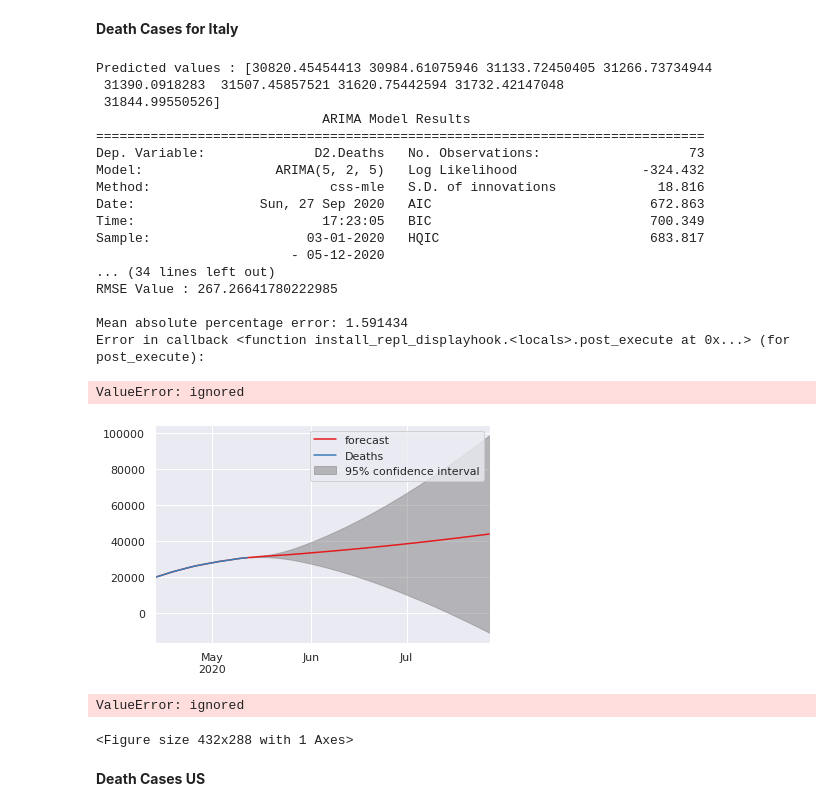
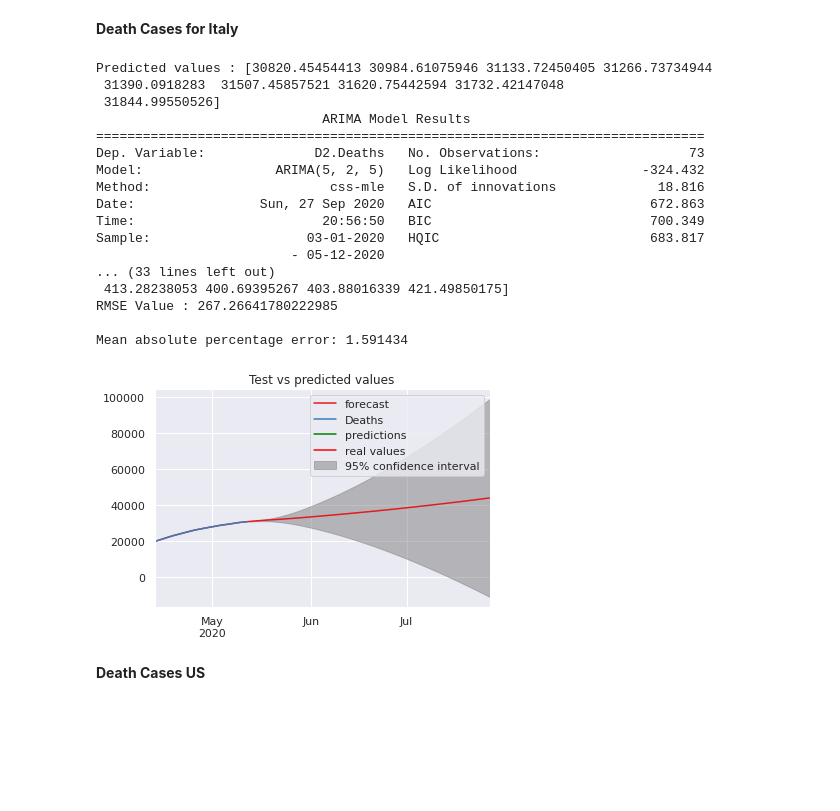
Before and after one commit to upender-sg/COVID19---Forecasting, a Jupyter notebook: Final_Evaluation_Death_ARIMA_Implementation_Top10_countries__1_.ipynb, the cells around one changed output. Drawn from its saved outputs; the diff is of its cells as text; code cells hidden in the pictures; blank space fills up the shorter version.

```diff
--- a/Final_Evaluation_Death_ARIMA_Implementation_Top10_countries__1_.ipynb
+++ b/Final_Evaluation_Death_ARIMA_Implementation_Top10_countries__1_.ipynb
@@ -194,7 +194,7 @@ def arima(CDR,test):
     prediction=result.forecast(steps=len(test))[0]
 
     #Plotting results
-    f,ax=plt.subplots()
+    #f,ax=plt.subplots()
     plt.plot(prediction,c='green', label= 'predictions')
     plt.plot(test, c='red',label='real values')
     plt.legend()
@@ -281,7 +278,7 @@ def arima(CDR,test):
     prediction=result.forecast(steps=len(test))[0]
 
     #Plotting results
-    f,ax=plt.subplots()
+    #f,ax=plt.subplots()
     plt.plot(prediction,c='green', label= 'predictions')
     plt.plot(test, c='red',label='real values')
     plt.legend()
@@ -292,40 +289,37 @@ def arima(CDR,test):
     #Printing the error metrics
     print(result.summary())
 
 
     print('Error Values')
     print('Mean Value :', test.mean())
     print('MAE Value :', meanabs(test,prediction))
     print('RMSE Value :', np.sqrt(mean_squared_error(test,prediction)))
     print('\nMean absolute percentage error: %f'%mape(test,prediction))
     return (prediction)
 
 
 
 train,test=split(Itest)
 prediction=arima(train,test)
 # %% [output]
 Predicted values : [30820.45454413 30984.61075946 31133.72450405 31266.73734944
  31390.0918283  31507.45857521 31620.75442594 31732.42147048
  31844.99550526]
                              ARIMA Model Results
 ==============================================================================
 Dep. Variable:              D2.Deaths   No. Observations:                   73
 Model:                 ARIMA(5, 2, 5)   Log Likelihood                -324.432
 Method:                       css-mle   S.D. of innovations             18.816
 Date:                Sun, 27 Sep 2020   AIC                            672.863
-Time:                        17:23:05   BIC                            700.349
+Time:                        20:56:50   BIC                            700.349
 Sample:                    03-01-2020   HQIC                           683.817
                          - 05-12-2020
-... (34 lines left out)
+... (33 lines left out)
+ 413.28238053 400.69395267 403.88016339 421.49850175]
 RMSE Value : 267.26641780222985
 
 Mean absolute percentage error: 1.591434
-Error in callback <function install_repl_displayhook.<locals>.post_execute at 0x...> (for post_execute):
-ValueError: ignored
-[figure, old version]
+[figure, new version]
-ValueError: ignored
-<Figure size 432x288 with 1 Axes>
 # %% [markdown]
 **Death Cases US**
 # %%
```
Also changed, not shown: parts of 9 cells of this notebook.
